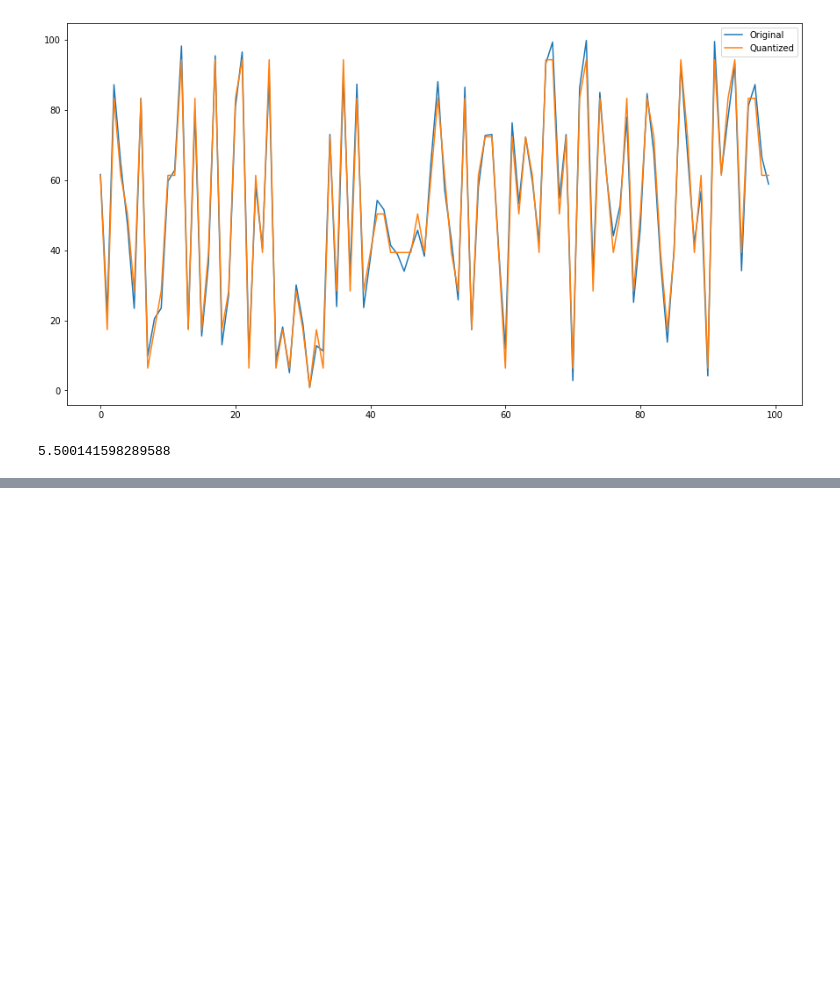
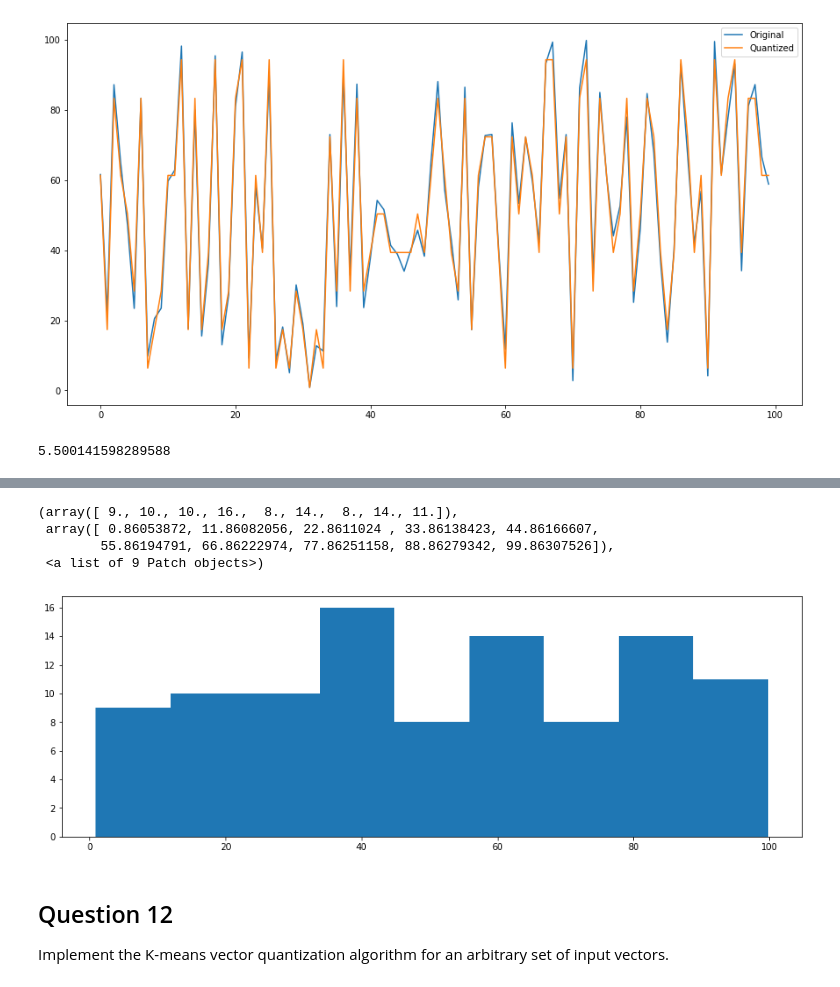
Before and after one commit to Bhavnicksm/dsp_lab_notebooks, a Jupyter notebook: EE333_Lab_2.ipynb, the cells around one changed output, grey strips where cells are left out. Saved outputs shown, nothing was run; the diff lists cells and outputs as text; code cells hidden in the pictures; blank space fills up the shorter version.

```diff
--- a/EE333_Lab_2.ipynb
+++ b/EE333_Lab_2.ipynb
@@ -215,0 +308,14 @@ print(max(x-out['output']))
+# %%
+out = myquant(x, 10, mode='avg')
+
+plt.figure(figsize=(15,5))
+plt.hist(out['output'], bins=out['levels'])
+# %% [output]
+(array([ 9., 10., 10., 16.,  8., 14.,  8., 14., 11.]),
+ array([ 0.86053872, 11.86082056, 22.8611024 , 33.86138423, 44.86166607,
+        55.86194791, 66.86222974, 77.86251158, 88.86279342, 99.86307526]),
+ <a list of 9 Patch objects>)
+[figure, added]
+# %% [markdown]
+## Question 12
+Implement the K-means vector quantization algorithm for an arbitrary set of input vectors.
```
Also changed, not shown: parts of 12 cells of this notebook.
